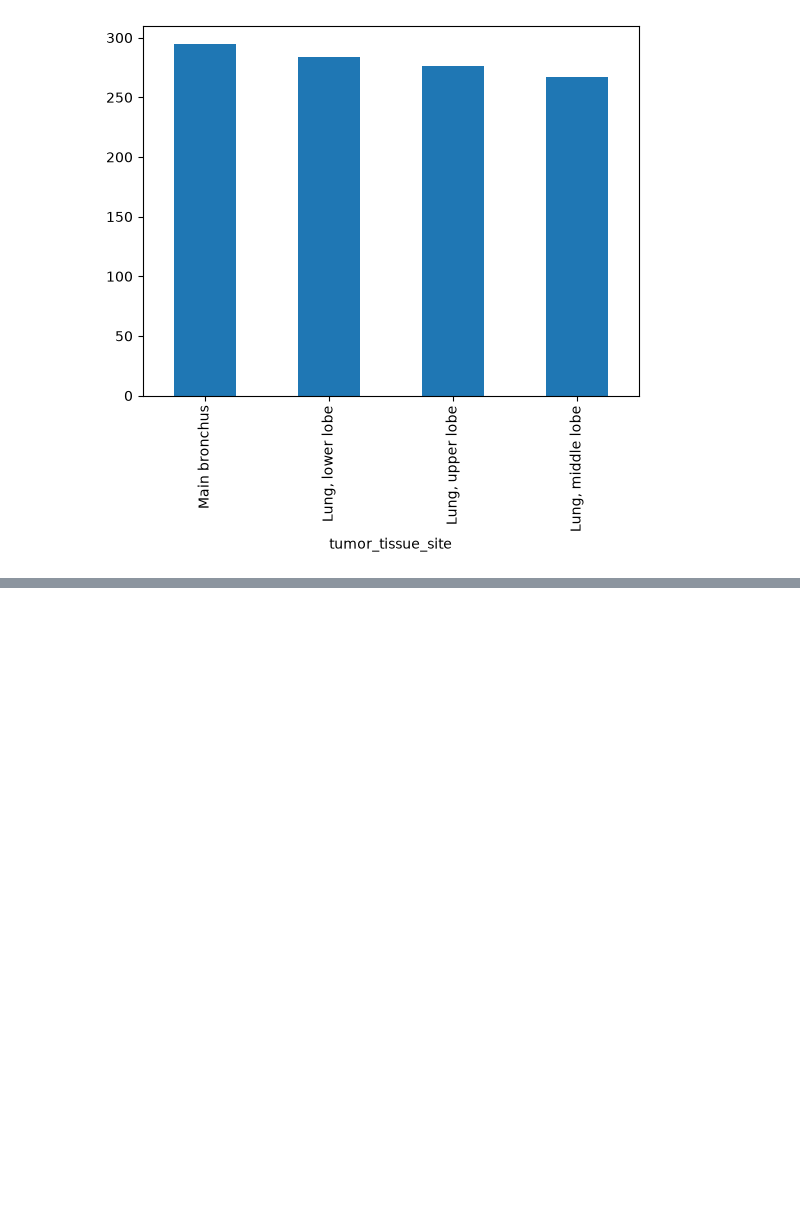
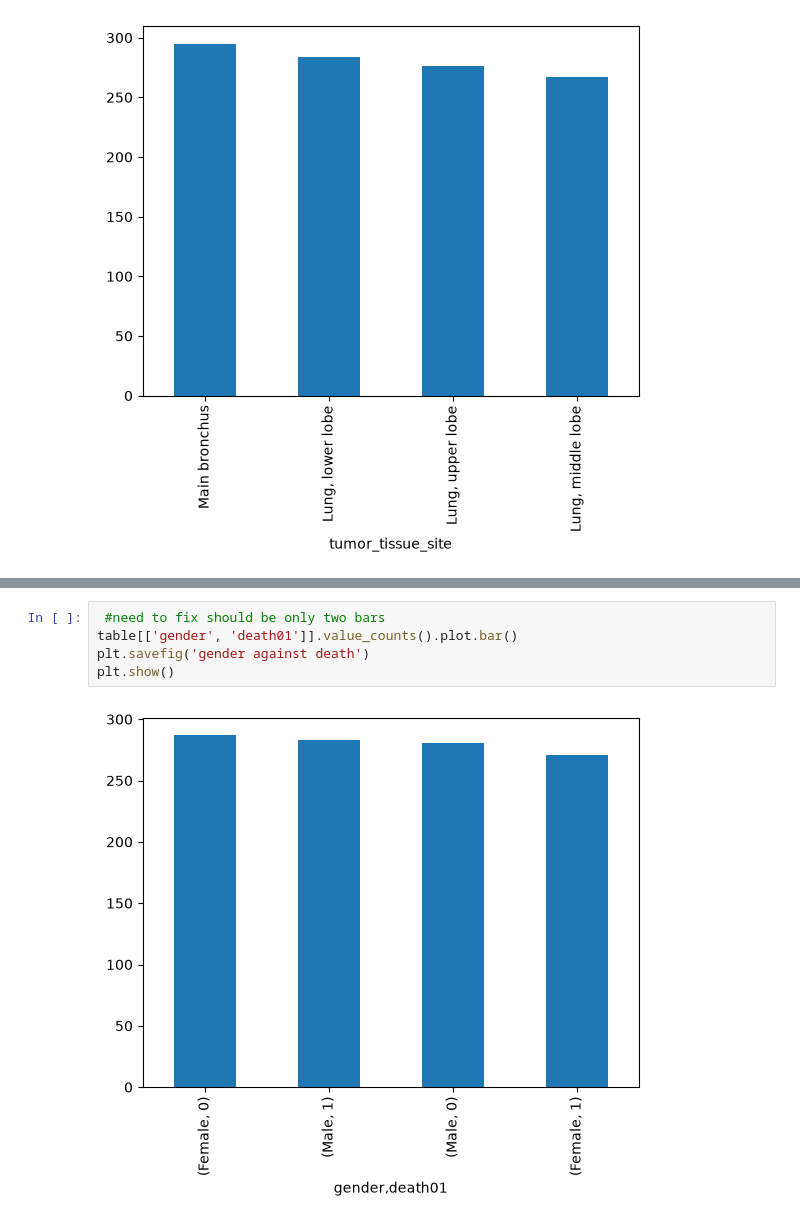
Before and after one commit to Fawas-o/GitCode2026, a Jupyter notebook: DataSet/Isolated_testing.ipynb, the cells around one changed output, grey strips where cells are left out. Cells and saved outputs as stored; diff of their text form; blank space fills up the shorter version.

```diff
--- a/DataSet/Isolated_testing.ipynb
+++ b/DataSet/Isolated_testing.ipynb
@@ -125,0 +138,7 @@ table['']
+# %%
+ #need to fix should be only two bars
+table[['gender', 'death01']].value_counts().plot.bar()
+plt.savefig('gender against death')
+plt.show()
+# %% [output]
+[figure, added]
```
Also changed, not shown: parts of 2 cells of this notebook, 3 other files.
